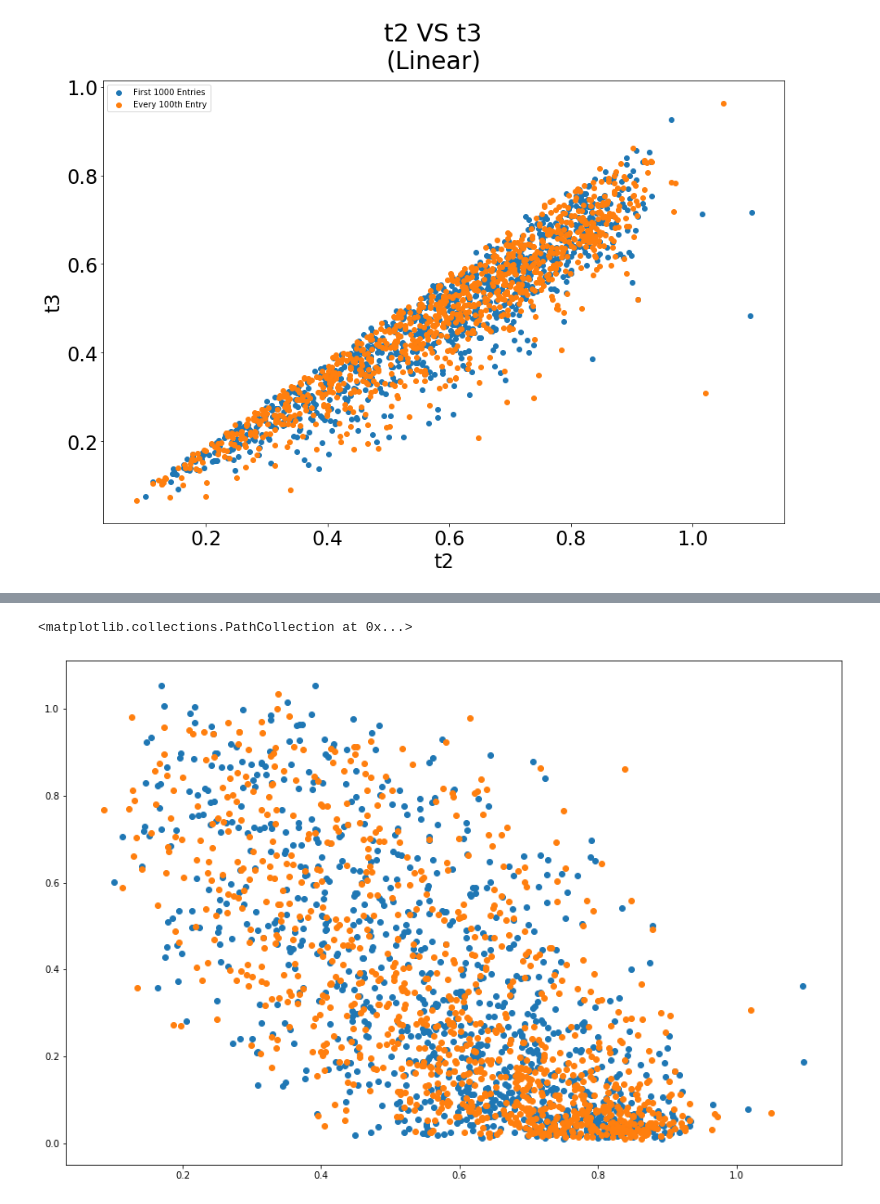
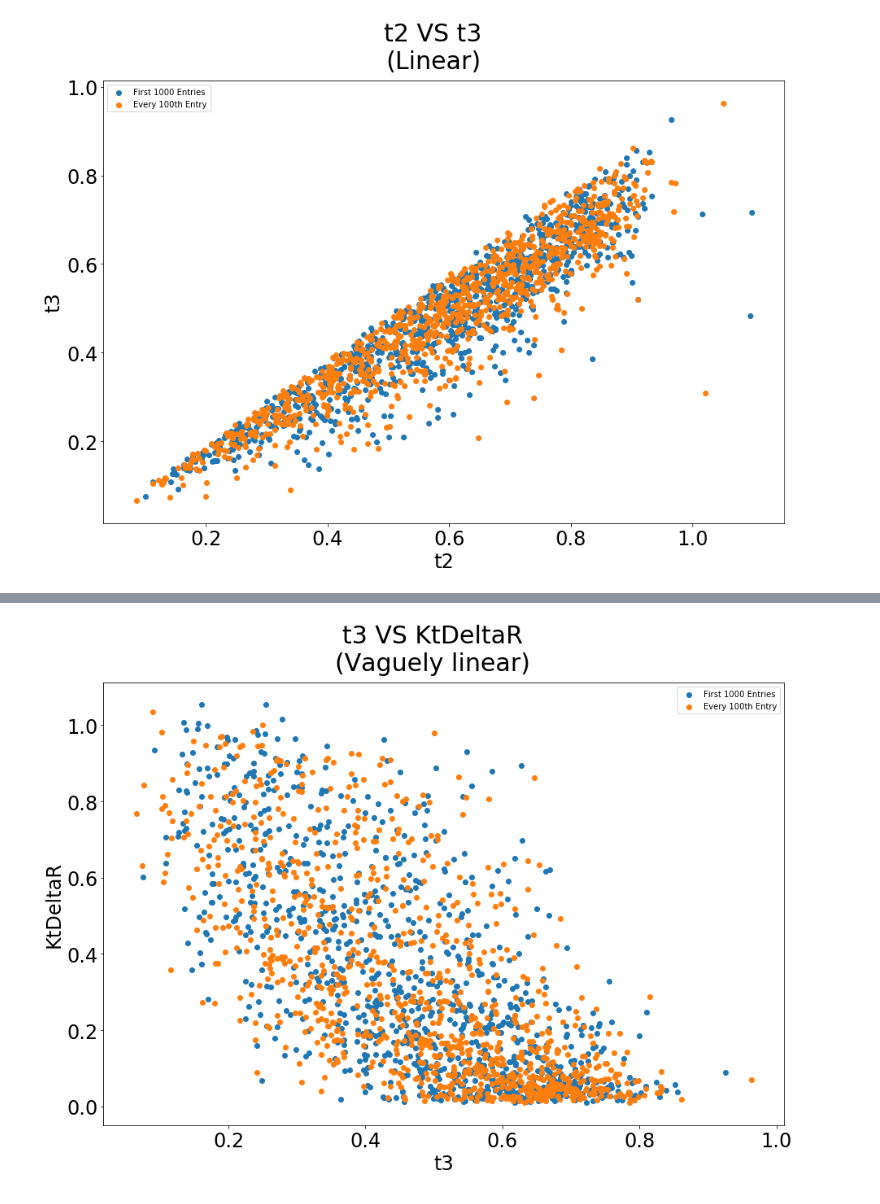
Before and after one commit to John-ZH/PHYS-343-Lab, a Jupyter notebook: John_Zhuang_Lab05.ipynb, the cells around one changed output, grey strips where cells are left out. Saved outputs shown, nothing was run; the diff lists cells and outputs as text; code cells hidden in the pictures.

```diff
--- a/John_Zhuang_Lab05.ipynb
+++ b/John_Zhuang_Lab05.ipynb
@@ -699,6 +694,11 @@ plt.scatter(data_qcd['t2'][0::100], data_qcd['t21'][0::100])
 # %%
-plt.scatter(data_qcd['t2'][0:1000], data_qcd['KtDeltaR'][0:1000])
-plt.scatter(data_qcd['t2'][0::100], data_qcd['KtDeltaR'][0::100])
+plt.suptitle('t3 VS KtDeltaR\n(Vaguely linear)', fontsize=30)
+plt.xlabel('t3', fontsize = 24)
+plt.ylabel('KtDeltaR', fontsize = 24)
+plt.tick_params(labelsize = 24)
+plt.scatter(data_qcd['t3'][0:1000], data_qcd['KtDeltaR'][0:1000], label = "First 1000 Entries")
+plt.scatter(data_qcd['t3'][0::100], data_qcd['KtDeltaR'][0::100], label = "Every 100th Entry")
+plt.legend()
+plt.show()
 # %% [output]
-<matplotlib.collections.PathCollection at 0x...>
-[figure, old version]
+[figure, new version]
```
Also changed, not shown: parts of 49 cells of this notebook.
